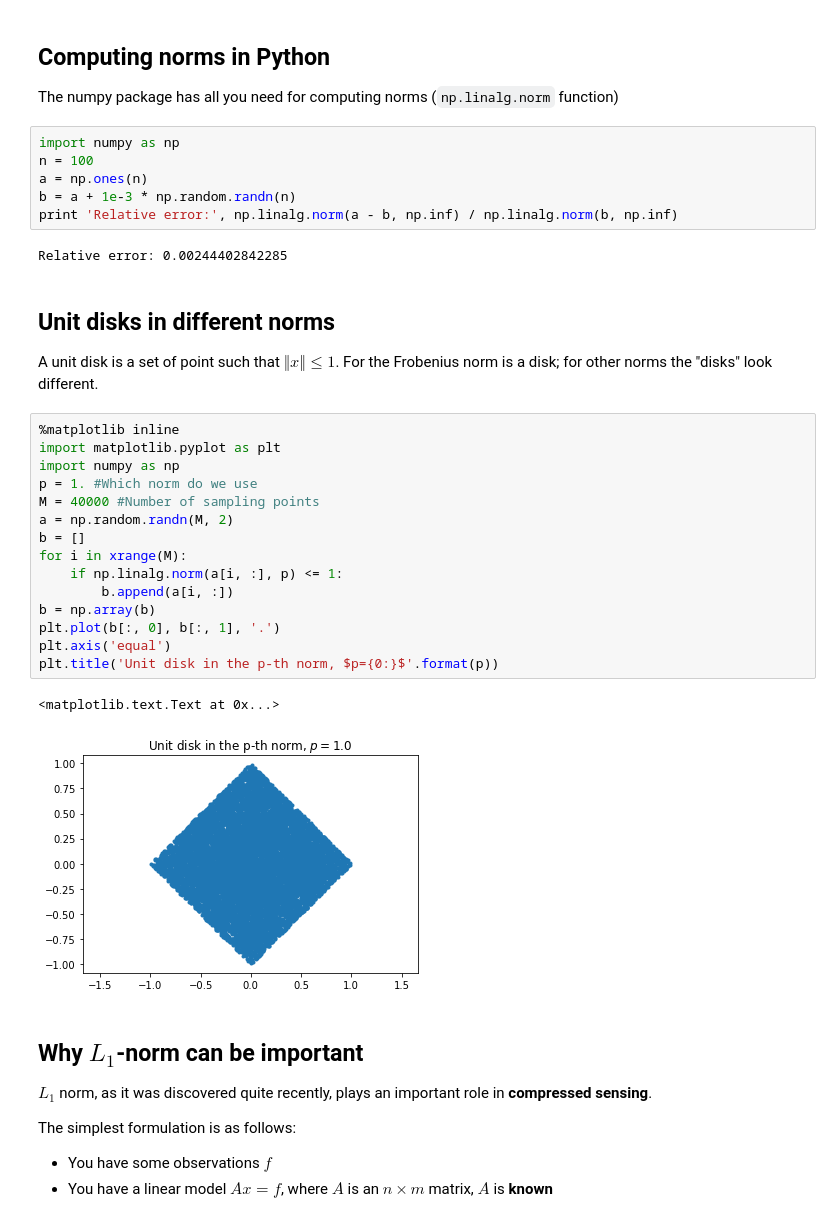
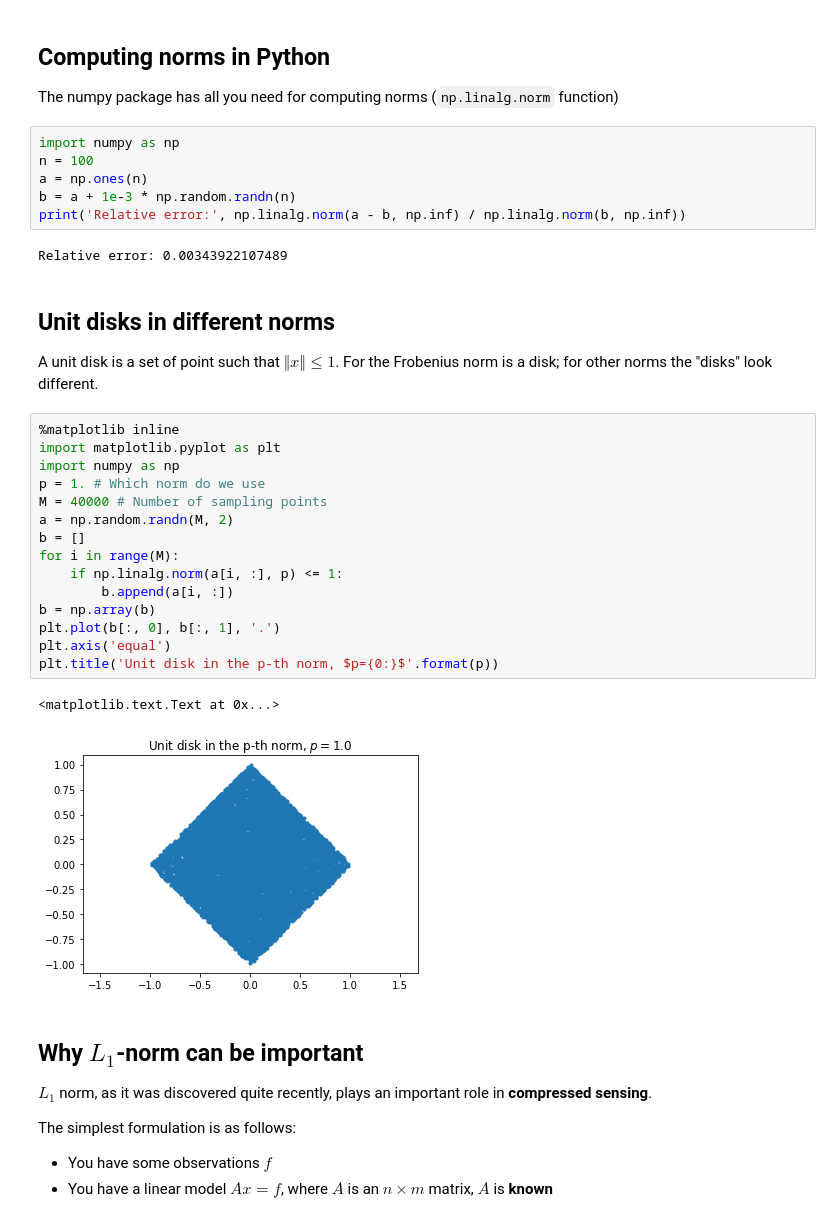
Before and after one commit to oseledets/nla2017, a Jupyter notebook: lectures/lecture-1.ipynb, the cells around one changed output. Drawn from its saved outputs; the diff is of its cells as text.

```diff
--- a/lectures/lecture-1.ipynb
+++ b/lectures/lecture-1.ipynb
@@ -287,30 +285,30 @@ import numpy as np
 n = 100
 a = np.ones(n)
 b = a + 1e-3 * np.random.randn(n)
-print 'Relative error:', np.linalg.norm(a - b, np.inf) / np.linalg.norm(b, np.inf)
+print('Relative error:', np.linalg.norm(a - b, np.inf) / np.linalg.norm(b, np.inf))
 # %% [output]
-Relative error: 0.00244402842285
+Relative error: 0.00343922107489
 # %% [markdown]
 ## Unit disks in different norms
 A unit disk is a set of point such that $\Vert x \Vert \leq 1$. For the Frobenius norm is a disk; for other norms the "disks" look different.
 # %%
 %matplotlib inline
 import matplotlib.pyplot as plt
 import numpy as np
-p = 1. #Which norm do we use
-M = 40000 #Number of sampling points
+p = 1. # Which norm do we use
+M = 40000 # Number of sampling points
 a = np.random.randn(M, 2)
 b = []
-for i in xrange(M):
+for i in range(M):
     if np.linalg.norm(a[i, :], p) <= 1:
         b.append(a[i, :])
 b = np.array(b)
 plt.plot(b[:, 0], b[:, 1], '.')
 plt.axis('equal')
 plt.title('Unit disk in the p-th norm, $p={0:}$'.format(p))
 # %% [output]
 <matplotlib.text.Text at 0x...>
-[figure, old version]
+[figure, new version]
 # %% [markdown]
 ## Why $L_1$-norm can be important
 $L_1$ norm, as it was discovered quite recently, plays an important role in **compressed sensing**.
```
Also changed, not shown: parts of 9 cells of this notebook.
